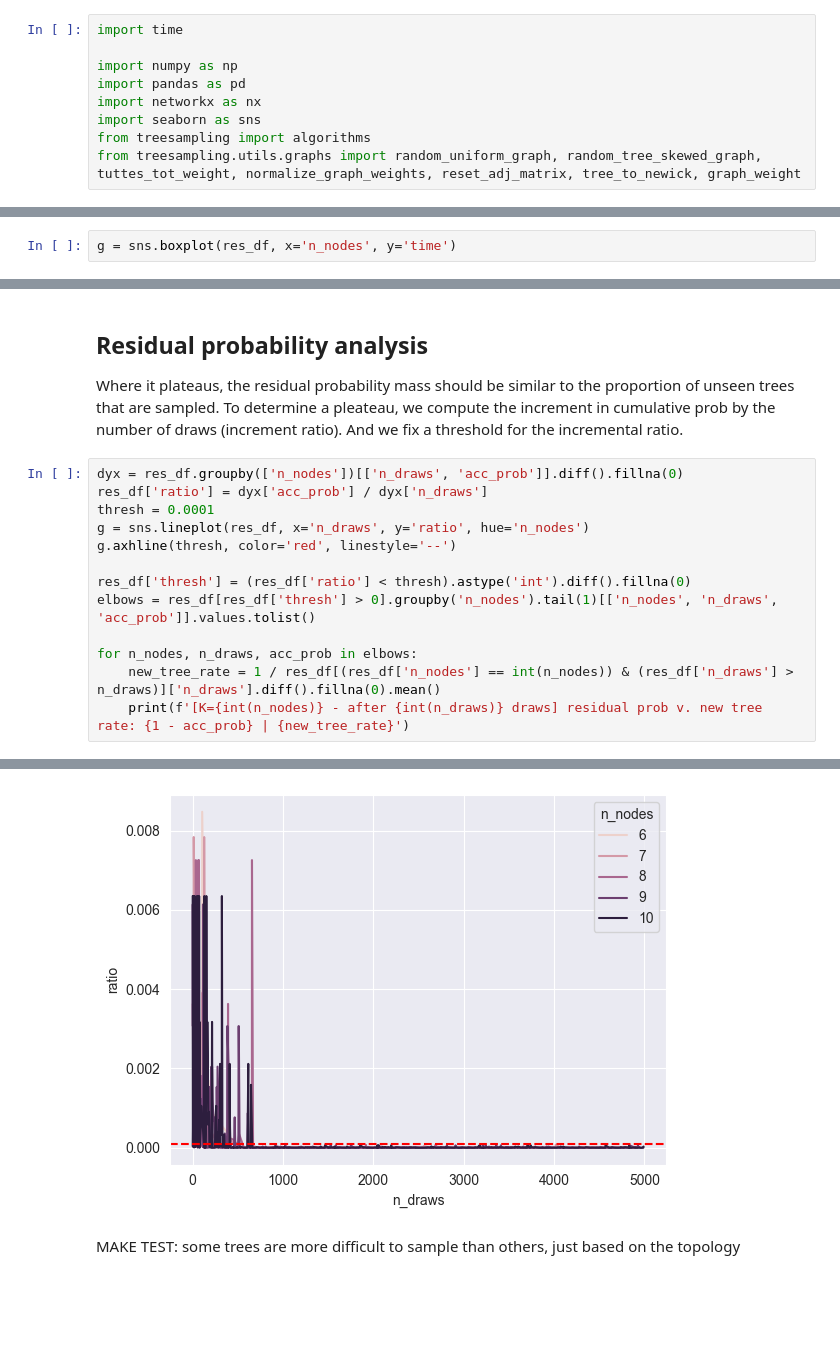
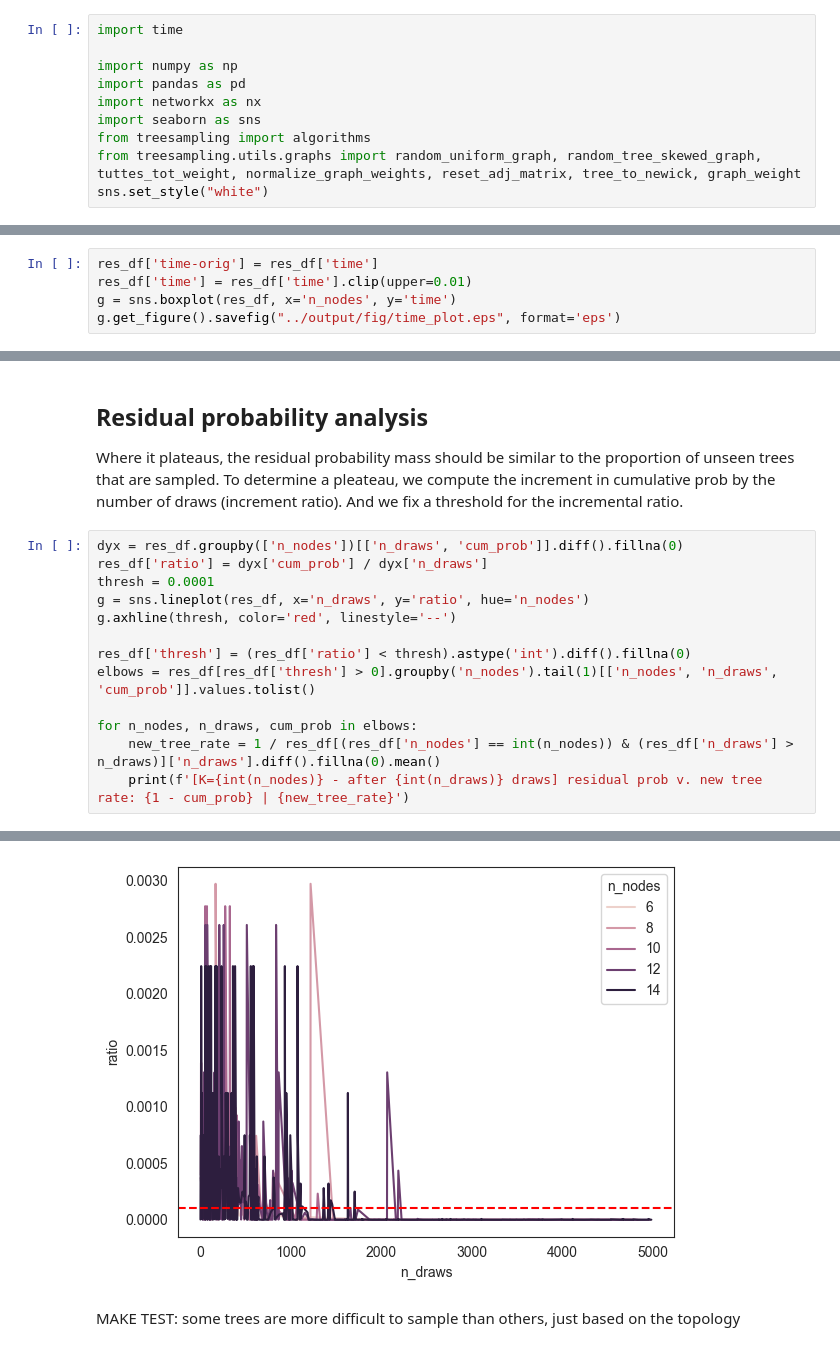
Before and after one commit to Lagergren-Lab/treesampling, a Jupyter notebook: notebooks/treesamp_analysis.ipynb, the cells around one changed output, grey strips where cells are left out. Cells and saved outputs as stored; diff of their text form; blank space fills up the shorter version.

Commit message:
[edit] analysis on victree output and residual prob

```diff
--- a/notebooks/treesamp_analysis.ipynb
+++ b/notebooks/treesamp_analysis.ipynb
@@ -7,5 +7,6 @@ import networkx as nx
 import seaborn as sns
 from treesampling import algorithms
 from treesampling.utils.graphs import random_uniform_graph, random_tree_skewed_graph, tuttes_tot_weight, normalize_graph_weights, reset_adj_matrix, tree_to_newick, graph_weight
+sns.set_style("white")
 # %% [markdown]
 # Tree sampling analysis
@@ -85,5 +118,8 @@ MST: (((((((4)1)8)5,6,7)3)2)9)0
 ## Time
 For each graph size, plot the average time (in seconds) required for one sample
 # %%
+res_df['time-orig'] = res_df['time']
+res_df['time'] = res_df['time'].clip(upper=0.01)
 g = sns.boxplot(res_df, x='n_nodes', y='time')
+g.get_figure().savefig("../output/fig/time_plot.eps", format='eps')
 # %% [output]
@@ -101,16 +139,16 @@ g = sns.lineplot(res_df, x='n_draws', y='acc_prob', hue='n_nodes')
 Where it plateaus, the residual probability mass should be similar to the proportion of unseen trees that are sampled.
 To determine a pleateau, we compute the increment in cumulative prob by the number of draws (increment ratio). And we fix a threshold for the incremental ratio.
 # %%
-dyx = res_df.groupby(['n_nodes'])[['n_draws', 'acc_prob']].diff().fillna(0)
-res_df['ratio'] = dyx['acc_prob'] / dyx['n_draws']
+dyx = res_df.groupby(['n_nodes'])[['n_draws', 'cum_prob']].diff().fillna(0)
+res_df['ratio'] = dyx['cum_prob'] / dyx['n_draws']
 thresh = 0.0001
 g = sns.lineplot(res_df, x='n_draws', y='ratio', hue='n_nodes')
 g.axhline(thresh, color='red', linestyle='--')
 
 res_df['thresh'] = (res_df['ratio'] < thresh).astype('int').diff().fillna(0)
-elbows = res_df[res_df['thresh'] > 0].groupby('n_nodes').tail(1)[['n_nodes', 'n_draws', 'acc_prob']].values.tolist()
+elbows = res_df[res_df['thresh'] > 0].groupby('n_nodes').tail(1)[['n_nodes', 'n_draws', 'cum_prob']].values.tolist()
 
-for n_nodes, n_draws, acc_prob in elbows:
+for n_nodes, n_draws, cum_prob in elbows:
     new_tree_rate = 1 / res_df[(res_df['n_nodes'] == int(n_nodes)) & (res_df['n_draws'] > n_draws)]['n_draws'].diff().fillna(0).mean()
-    print(f'[K={int(n_nodes)} - after {int(n_draws)} draws] residual prob v. new tree rate: {1 - acc_prob} | {new_tree_rate}')
+    print(f'[K={int(n_nodes)} - after {int(n_draws)} draws] residual prob v. new tree rate: {1 - cum_prob} | {new_tree_rate}')
 # %% [output]
@@ -122,4 +160,4 @@ for n_nodes, n_draws, acc_prob in elbows:
-[figure, old version]
+[figure, new version]
 # %% [markdown]
 MAKE TEST: some trees are more difficult to sample than others, just based on the topology
 # %%
```
Also changed, not shown: parts of 8 cells of this notebook, 3 other files.
